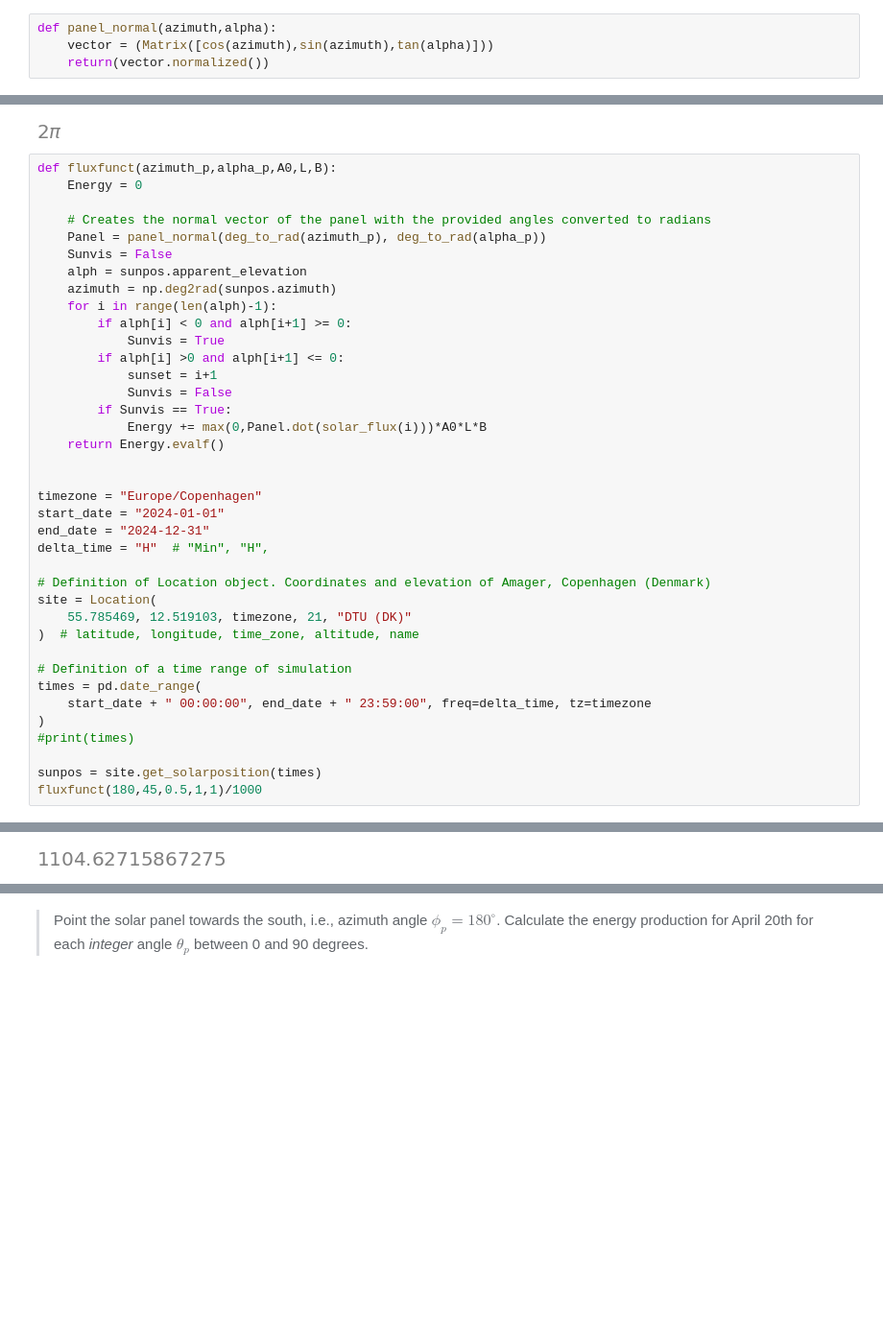
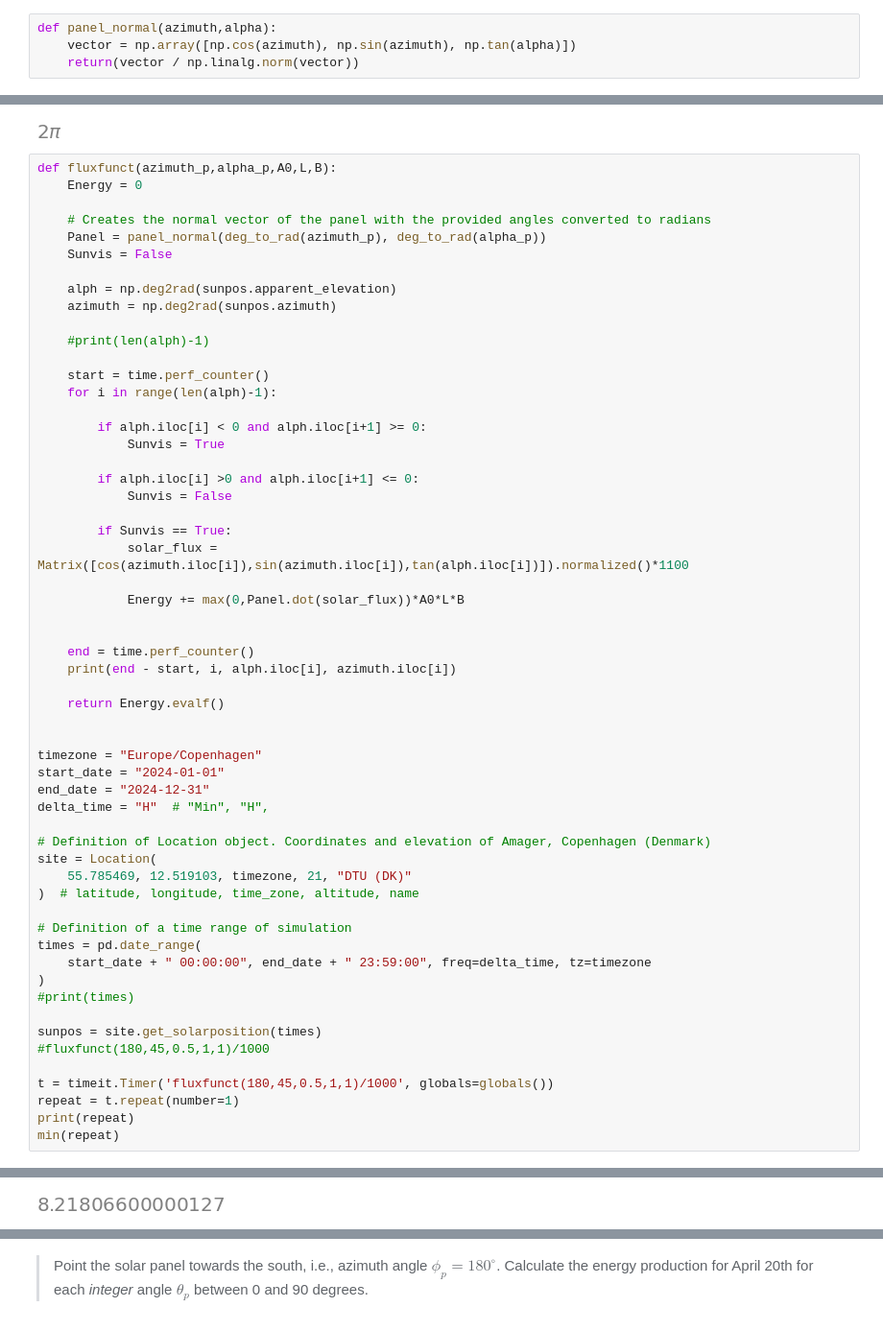
Before and after one commit to Romultra/Ultra-solar-panels, a Jupyter notebook: Questions.ipynb, the cells around one changed output, grey strips where cells are left out. Shown at 96% size. Saved outputs shown, nothing was run; the diff lists cells and outputs as text; blank space fills up the shorter version.

```diff
--- a/Questions.ipynb
+++ b/Questions.ipynb
@@ -188,8 +190,8 @@ def solar_flux(i):
     return(vector.normalized()*1100)
 # %%
 def panel_normal(azimuth,alpha):
-    vector = (Matrix([cos(azimuth),sin(azimuth),tan(alpha)]))
-    return(vector.normalized())
+    vector = np.array([np.cos(azimuth), np.sin(azimuth), np.tan(alpha)])
+    return(vector / np.linalg.norm(vector))
 # %% [markdown]
 Here we have chosen to plot the solar angles for April 1st.
 
@@ -315,16 +317,30 @@ def fluxfunct(azimuth_p,alpha_p,A0,L,B):
     # Creates the normal vector of the panel with the provided angles converted to radians
     Panel = panel_normal(deg_to_rad(azimuth_p), deg_to_rad(alpha_p))
     Sunvis = False
-    alph = sunpos.apparent_elevation
+
+    alph = np.deg2rad(sunpos.apparent_elevation)
     azimuth = np.deg2rad(sunpos.azimuth)
+
+    #print(len(alph)-1)
+
+    start = time.perf_counter()
     for i in range(len(alph)-1):
-        if alph[i] < 0 and alph[i+1] >= 0:
+
+        if alph.iloc[i] < 0 and alph.iloc[i+1] >= 0:
             Sunvis = True
-        if alph[i] >0 and alph[i+1] <= 0:
-            sunset = i+1
+
+        if alph.iloc[i] >0 and alph.iloc[i+1] <= 0:
             Sunvis = False
+
         if Sunvis == True:
-            Energy += max(0,Panel.dot(solar_flux(i)))*A0*L*B
+            solar_flux = Matrix([cos(azimuth.iloc[i]),sin(azimuth.iloc[i]),tan(alph.iloc[i])]).normalized()*1100
+
+            Energy += max(0,Panel.dot(solar_flux))*A0*L*B
+
+
+    end = time.perf_counter()
+    print(end - start, i, alph.iloc[i], azimuth.iloc[i])
+
     return Energy.evalf()
 
 
@@ -345,5 +361,10 @@ times = pd.date_range(
 #print(times)
 
 sunpos = site.get_solarposition(times)
-fluxfunct(180,45,0.5,1,1)/1000
+#fluxfunct(180,45,0.5,1,1)/1000
+
+t = timeit.Timer('fluxfunct(180,45,0.5,1,1)/1000', globals=globals())
+repeat = t.repeat(number=1)
+print(repeat)
+min(repeat)
 # %% [output]
@@ -350 +377 @@ fluxfunct(180,45,0.5,1,1)/1000
-[figure, old version]
+[figure, new version]
```
Also changed, not shown: parts of 6 cells of this notebook.
